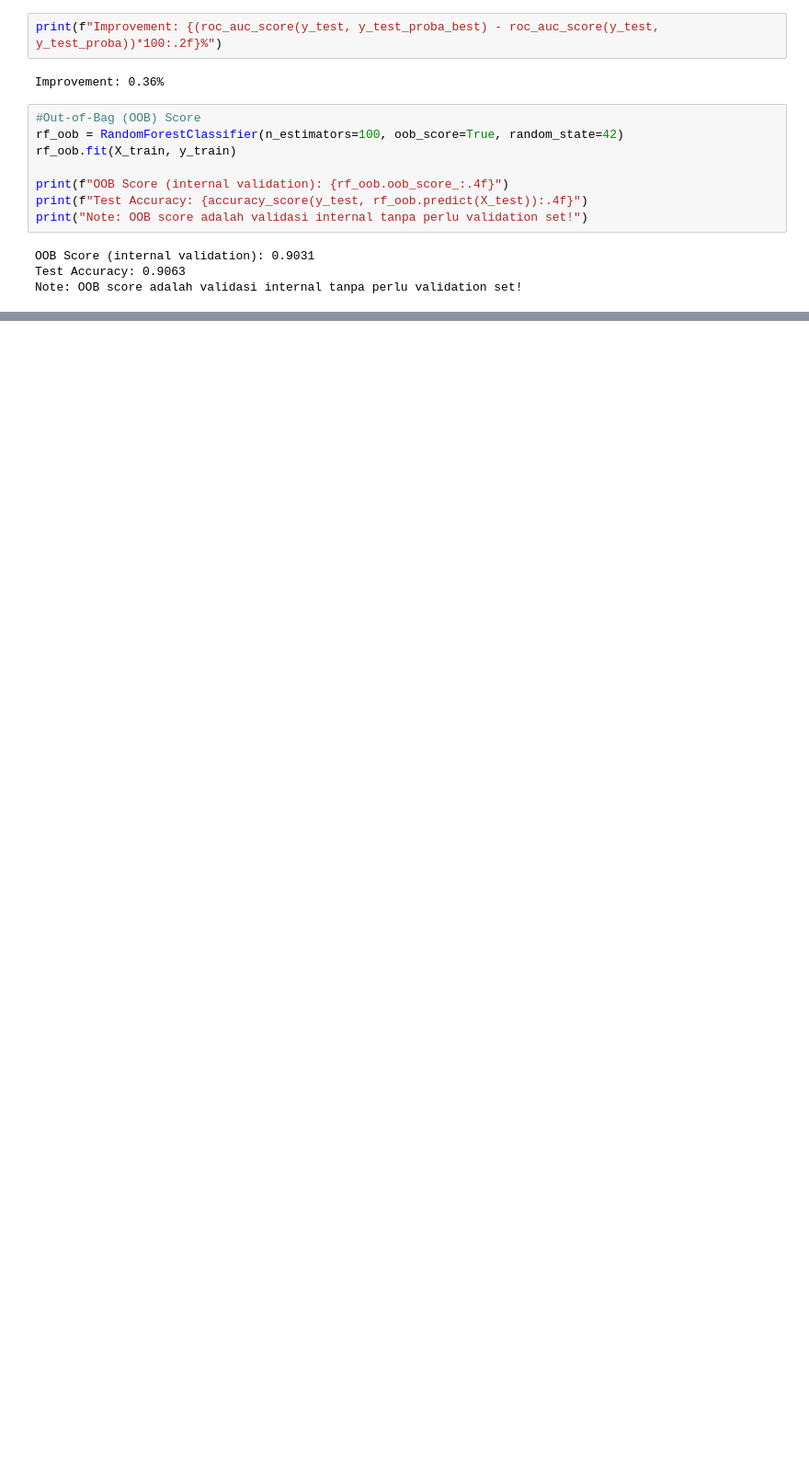
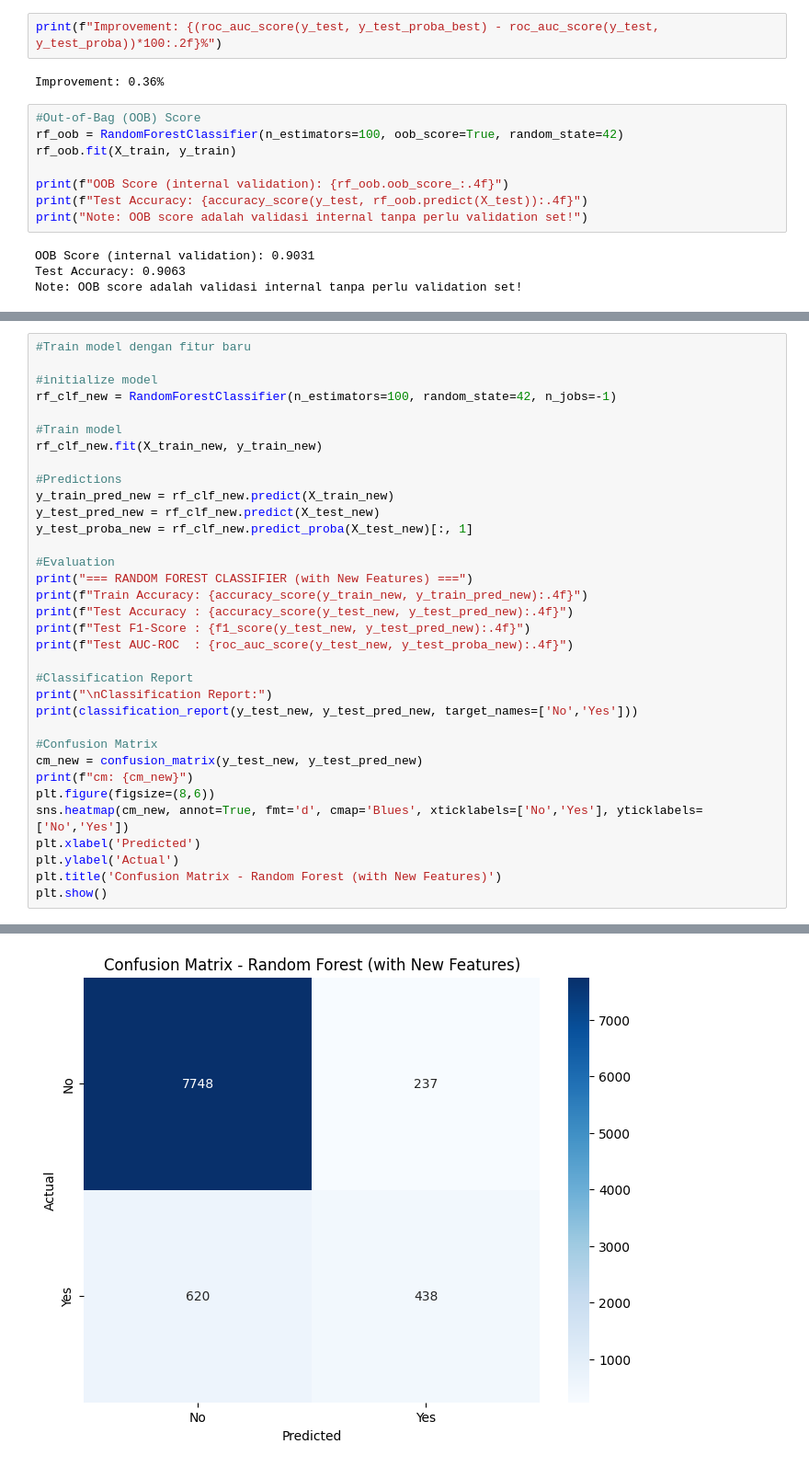
Before and after one commit to GampichXD/Computer-Vision---Indonesia-AI--Making-Own-Material-, a Jupyter notebook: Day 3 - Ensemble & Random Forest/notebooks/01-randomforest-forclassification.ipynb, the cells around one changed output, grey strips where cells are left out. Shown at 92% size. Cells and saved outputs as stored; diff of their text form; blank space fills up the shorter version.

```diff
--- a/Day 3 - Ensemble & Random Forest/notebooks/01-randomforest-forclassification.ipynb
+++ b/Day 3 - Ensemble & Random Forest/notebooks/01-randomforest-forclassification.ipynb
@@ -238,0 +330,35 @@ Note: OOB score adalah validasi internal tanpa perlu validation set!
+# %%
+#Train model dengan fitur baru
+
+#initialize model
+rf_clf_new = RandomForestClassifier(n_estimators=100, random_state=42, n_jobs=-1)
+
+#Train model
+rf_clf_new.fit(X_train_new, y_train_new)
+
+#Predictions
+y_train_pred_new = rf_clf_new.predict(X_train_new)
+y_test_pred_new = rf_clf_new.predict(X_test_new)
+y_test_proba_new = rf_clf_new.predict_proba(X_test_new)[:, 1]
+
+#Evaluation
+print("=== RANDOM FOREST CLASSIFIER (with New Features) ===")
+print(f"Train Accuracy: {accuracy_score(y_train_new, y_train_pred_new):.4f}")
+print(f"Test Accuracy : {accuracy_score(y_test_new, y_test_pred_new):.4f}")
+print(f"Test F1-Score : {f1_score(y_test_new, y_test_pred_new):.4f}")
+print(f"Test AUC-ROC  : {roc_auc_score(y_test_new, y_test_proba_new):.4f}")
+
+#Classification Report
+print("\nClassification Report:")
+print(classification_report(y_test_new, y_test_pred_new, target_names=['No','Yes']))
+
+#Confusion Matrix
+cm_new = confusion_matrix(y_test_new, y_test_pred_new)
+print(f"cm: {cm_new}")
+plt.figure(figsize=(8,6))
+sns.heatmap(cm_new, annot=True, fmt='d', cmap='Blues', xticklabels=['No','Yes'], yticklabels=['No','Yes'])
+plt.xlabel('Predicted')
+plt.ylabel('Actual')
+plt.title('Confusion Matrix - Random Forest (with New Features)')
+plt.show()
+# %% [output]
@@ -238,0 +383 @@ Note: OOB score adalah validasi internal tanpa perlu validation set!
+[figure, added]
```
Also changed, not shown: parts of 9 cells of this notebook, 1 other file.
